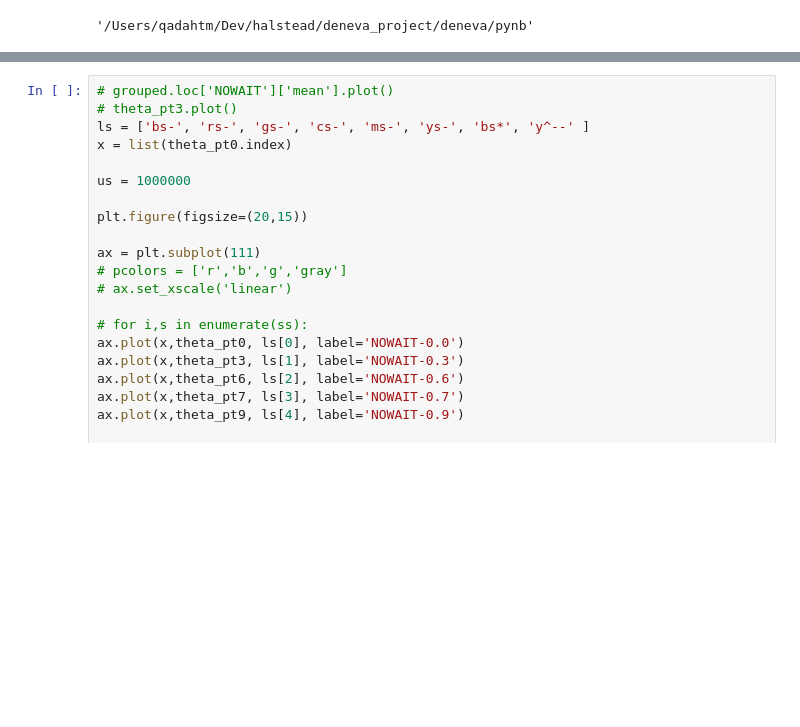
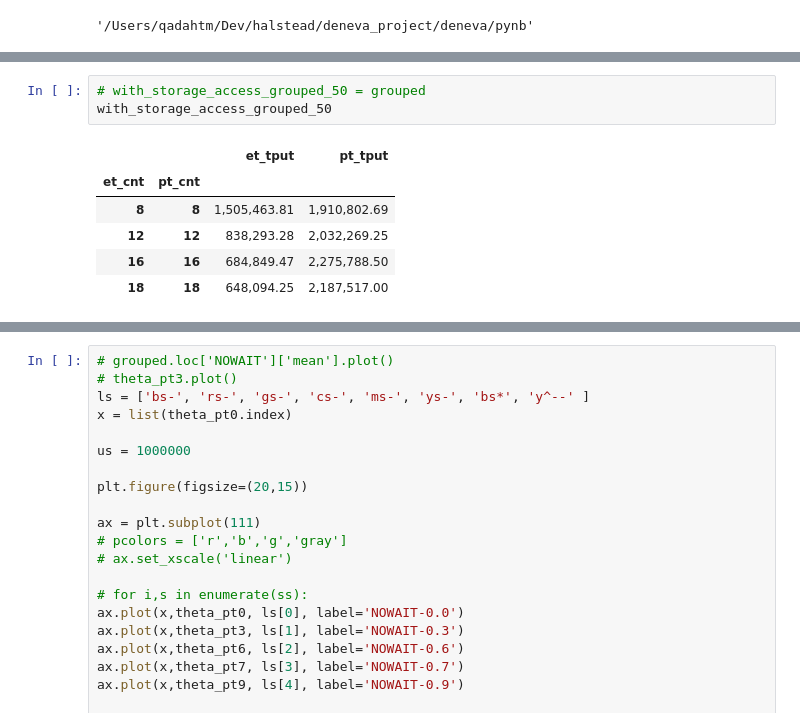
Before and after one commit to qadahtm/deneva, a Jupyter notebook: pynb/QueCC.ipynb, the cells around one changed output, grey strips where cells are left out. Drawn from its saved outputs; the diff is of its cells as text; blank space fills up the shorter version.

```diff
--- a/pynb/QueCC.ipynb
+++ b/pynb/QueCC.ipynb
@@ -468,3 +526,13 @@ list(grouped.loc['NOWAIT'].index)
+# %%
+# with_storage_access_grouped_50 = grouped
+with_storage_access_grouped_50
+# %% [output]
+|  |  | et_tput | pt_tput |
+| et_cnt | pt_cnt |  |  |
+| 8 | 8 | 1,505,463.81 | 1,910,802.69 |
+| 12 | 12 | 838,293.28 | 2,032,269.25 |
+| 16 | 16 | 684,849.47 | 2,275,788.50 |
+| 18 | 18 | 648,094.25 | 2,187,517.00 |
 # %%
 import matplotlib.ticker as ticker
 algs = list(grouped.index.levels[0])
```
Also changed, not shown: parts of 9 cells of this notebook, 6 other files.
